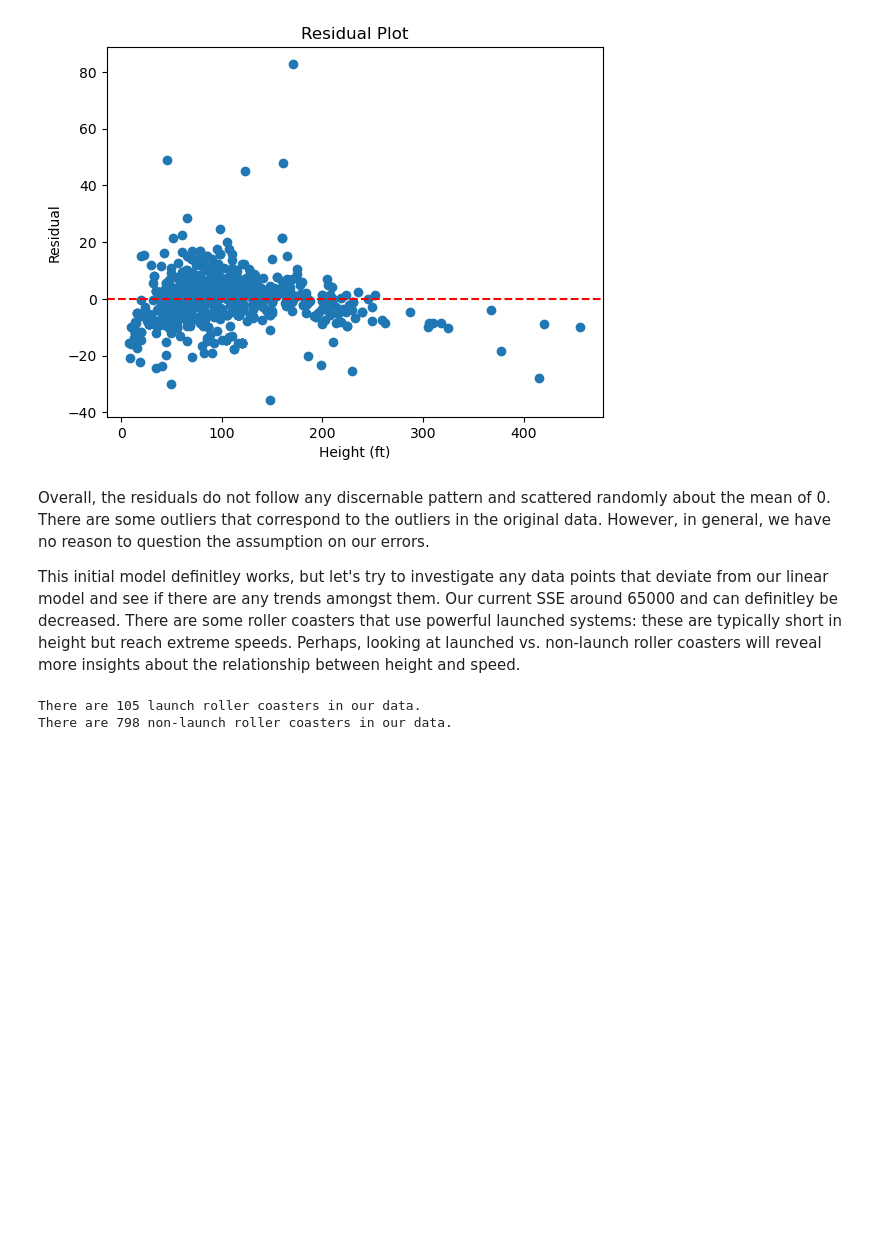
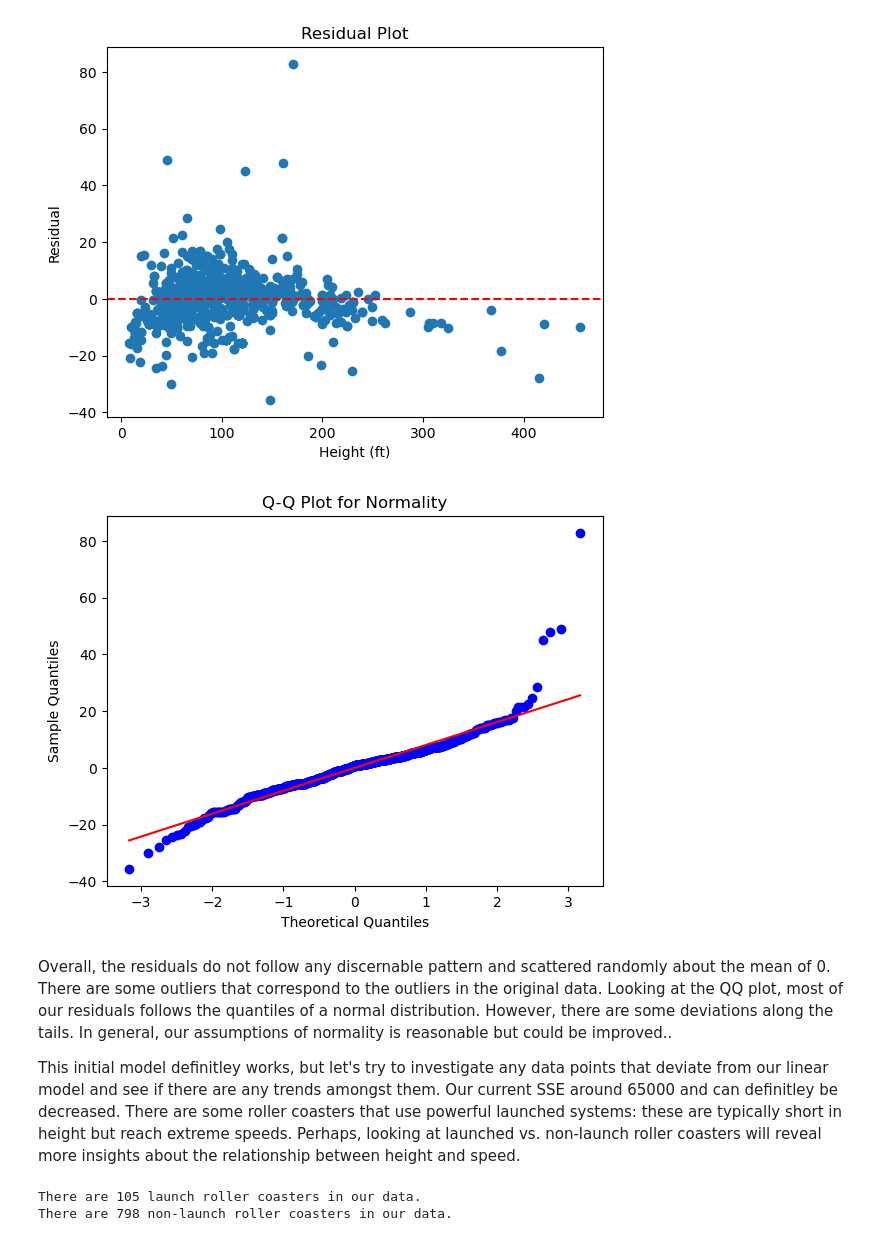
Before and after one commit to legendschwab/cmor438individual, a Jupyter notebook: Supervised Machine Learning/2. Linear Regression/LinearRegressionCMOR438.ipynb, the cells around one changed output. Saved outputs shown, nothing was run; the diff lists cells and outputs as text; code cells hidden in the pictures; blank space fills up the shorter version.

```diff
--- a/Supervised Machine Learning/2. Linear Regression/LinearRegressionCMOR438.ipynb
+++ b/Supervised Machine Learning/2. Linear Regression/LinearRegressionCMOR438.ipynb
@@ -152,8 +153,17 @@ plt.title('Residual Plot')
 Our Sum of Squared Errors is 64778.611
 Text(0.5, 1.0, 'Residual Plot')
 [figure]
+# %%
+# Q-Q plot for Normality
+stats.probplot(residuals, dist="norm", plot=plt)
+plt.title("Q-Q Plot for Normality")
+plt.xlabel("Theoretical Quantiles")
+plt.ylabel("Sample Quantiles")
+plt.show()
+# %% [output]
+[figure, added]
 # %% [markdown]
-Overall, the residuals do not follow any discernable pattern and scattered randomly about the mean of 0. There are some outliers that correspond to the outliers in the original data. However, in general, we have no reason to question the assumption on our errors.
+Overall, the residuals do not follow any discernable pattern and scattered randomly about the mean of 0. There are some outliers that correspond to the outliers in the original data. Looking at the QQ plot, most of our residuals follows the quantiles of a normal distribution. However, there are some deviations along the tails. In general, our assumptions of normality is reasonable but could be improved..
 
 This initial model definitley works, but let's try to investigate any data points that deviate from our linear model and see if there are any trends amongst them. Our current SSE around 65000 and can definitley be decreased. There are some roller coasters that use powerful launched systems: these are typically short in height but reach extreme speeds. Perhaps, looking at launched vs. non-launch roller coasters will reveal more insights about the relationship between height and speed.
 # %%
```
Also changed, not shown: parts of 8 cells of this notebook, 1 other file.
